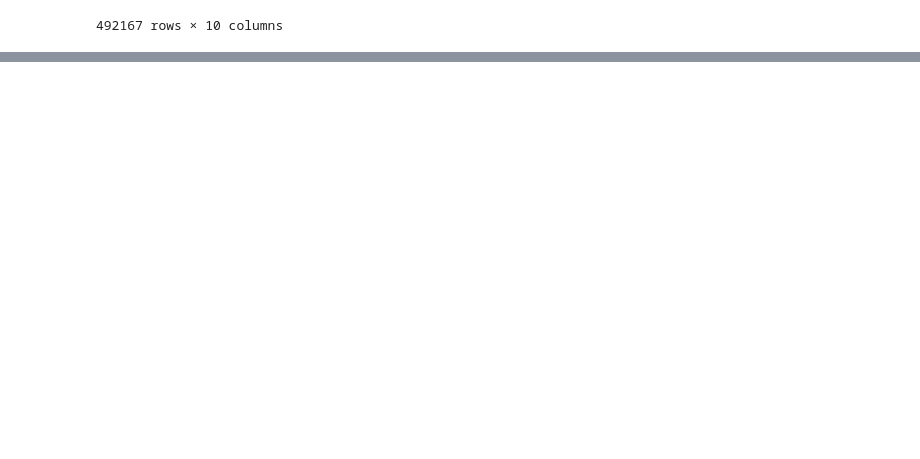
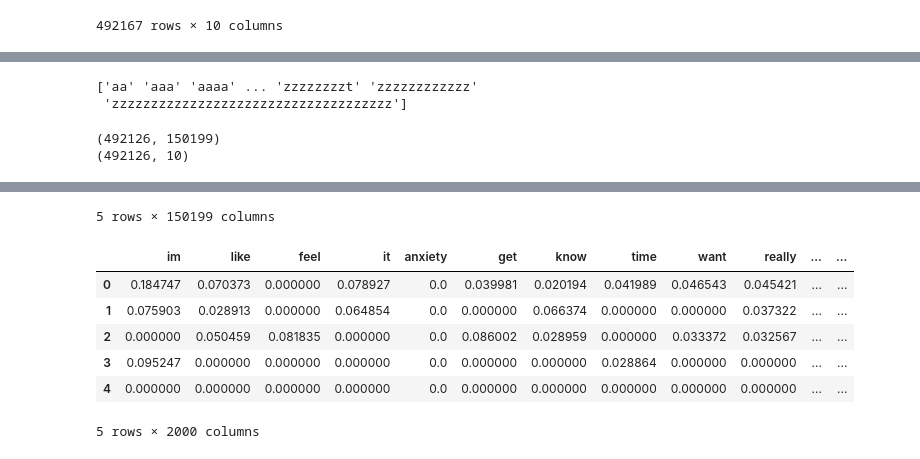
Before and after one commit to DennisH3/ELEC498-Capstone, a Jupyter notebook: text_preproc.ipynb, the cells around one changed output, grey strips where cells are left out. Drawn from its saved outputs; the diff is of its cells as text; code cells hidden in the pictures; blank space fills up the shorter version.

Commit message:
Complete text preprocessing

```diff
--- a/text_preproc.ipynb
+++ b/text_preproc.ipynb
@@ -234,0 +273,6 @@ Financial Issues
+# %%
+# Load data
+df = pd.read_csv("./preproc_data/clean_text_all_subreddits.csv")
+
+# Display
+df.head()
@@ -234,0 +286,34 @@ Financial Issues
+# %%
+# Perform TF-IDF Count Vectorizer
+vectorizer = TfidfVectorizer()
+X = vectorizer.fit_transform(df["clean_text"])
+
+print(vectorizer.get_feature_names_out())
+# %% [output]
+['aa' 'aaa' 'aaaa' ... 'zzzzzzzzt' 'zzzzzzzzzzzz'
+ 'zzzzzzzzzzzzzzzzzzzzzzzzzzzzzzzzzzzz']
+# %%
+# Check shapes
+print(X.shape)
+print(df.shape)
+
+# Convert X to a df
+wc = pd.DataFrame.sparse.from_spmatrix(X, columns=vectorizer.get_feature_names_out())
+
+# Create a row of sums
+wc.loc['Total'] = wc.sum()
+
+# Check
+display(wc.tail())
+
+# Sort wc by values in Total row
+wc.sort_values(by="Total", axis=1, ascending=False, inplace=True)
+
+# Drop Total row and select first 2000 columns
+wc = wc.iloc[:-1, :2000]
+
+# Check
+display(wc.head())
+# %% [output]
+(492126, 150199)
+(492126, 10)
@@ -234,0 +326,8 @@ Financial Issues
+5 rows × 150199 columns
+|  | im | like | feel | it | anxiety | get | know | time | want | really | ... | ... |
+| 0 | 0.184747 | 0.070373 | 0.000000 | 0.078927 | 0.0 | 0.039981 | 0.020194 | 0.041989 | 0.046543 | 0.045421 | ... | ... |
+| 1 | 0.075903 | 0.028913 | 0.000000 | 0.064854 | 0.0 | 0.000000 | 0.066374 | 0.000000 | 0.000000 | 0.037322 | ... | ... |
+| 2 | 0.000000 | 0.050459 | 0.081835 | 0.000000 | 0.0 | 0.086002 | 0.028959 | 0.000000 | 0.033372 | 0.032567 | ... | ... |
+| 3 | 0.095247 | 0.000000 | 0.000000 | 0.000000 | 0.0 | 0.000000 | 0.000000 | 0.028864 | 0.000000 | 0.000000 | ... | ... |
+| 4 | 0.000000 | 0.000000 | 0.000000 | 0.000000 | 0.0 | 0.000000 | 0.000000 | 0.000000 | 0.000000 | 0.000000 | ... | ... |
+5 rows × 2000 columns
```
Also changed, not shown: parts of 12 cells of this notebook.
